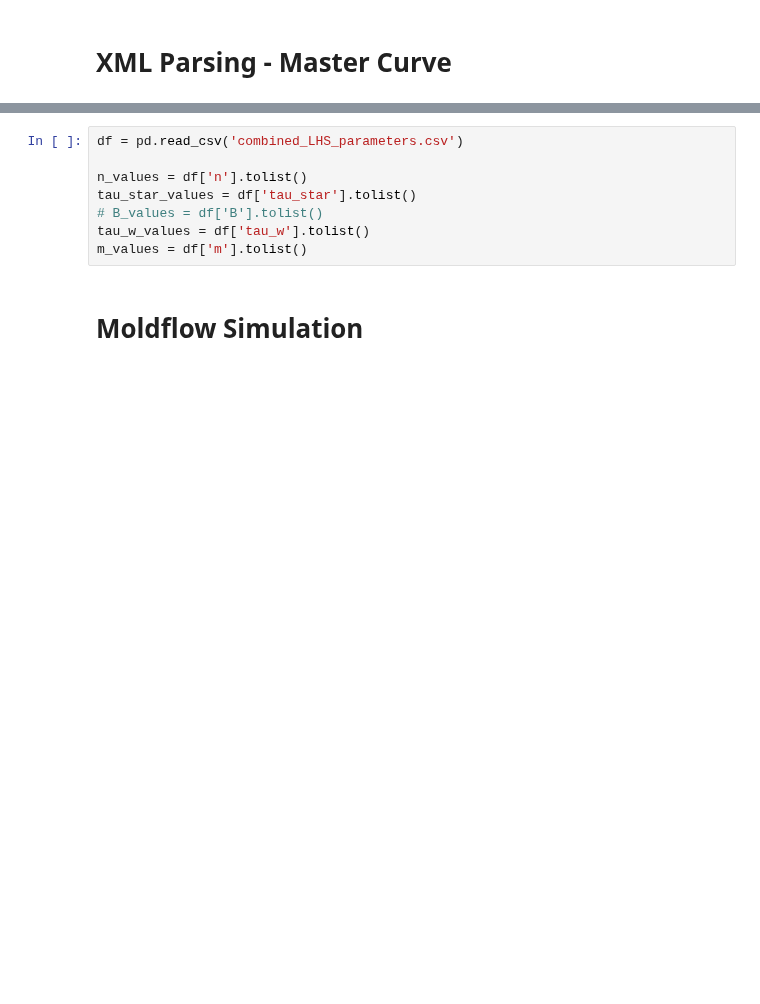
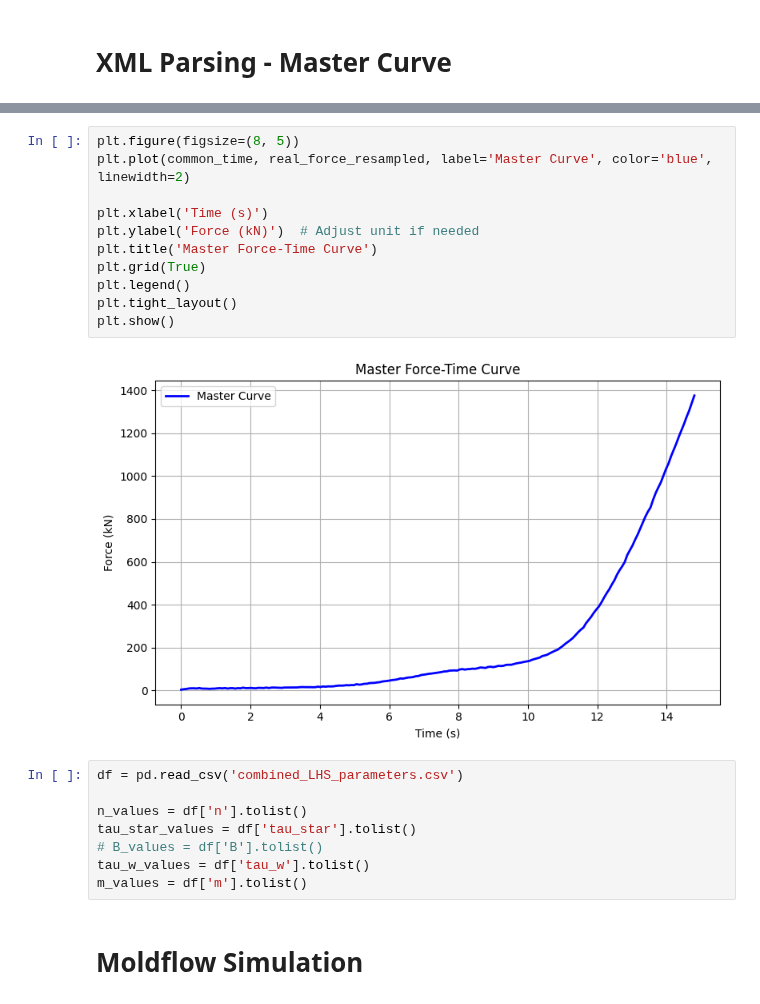
Before and after one commit to mariogov/moldflow_automation, a Jupyter notebook: Parameter_Identifier.ipynb, the cells around one changed output, grey strips where cells are left out. Saved outputs shown, nothing was run; the diff lists cells and outputs as text; blank space fills up the shorter version.

```diff
--- a/Parameter_Identifier.ipynb
+++ b/Parameter_Identifier.ipynb
@@ -246,3 +248,16 @@ real_disp = real_data_array[:, 1]   / 1000
+# %%
+plt.figure(figsize=(8, 5))
+plt.plot(common_time, real_force_resampled, label='Master Curve', color='blue', linewidth=2)
+
+plt.xlabel('Time (s)')
+plt.ylabel('Force (kN)')  # Adjust unit if needed
+plt.title('Master Force-Time Curve')
+plt.grid(True)
+plt.legend()
+plt.tight_layout()
+plt.show()
+# %% [output]
+[figure, added]
 # %%
 df = pd.read_csv('combined_LHS_parameters.csv')
 
```
Also changed, not shown: parts of 17 cells of this notebook.
